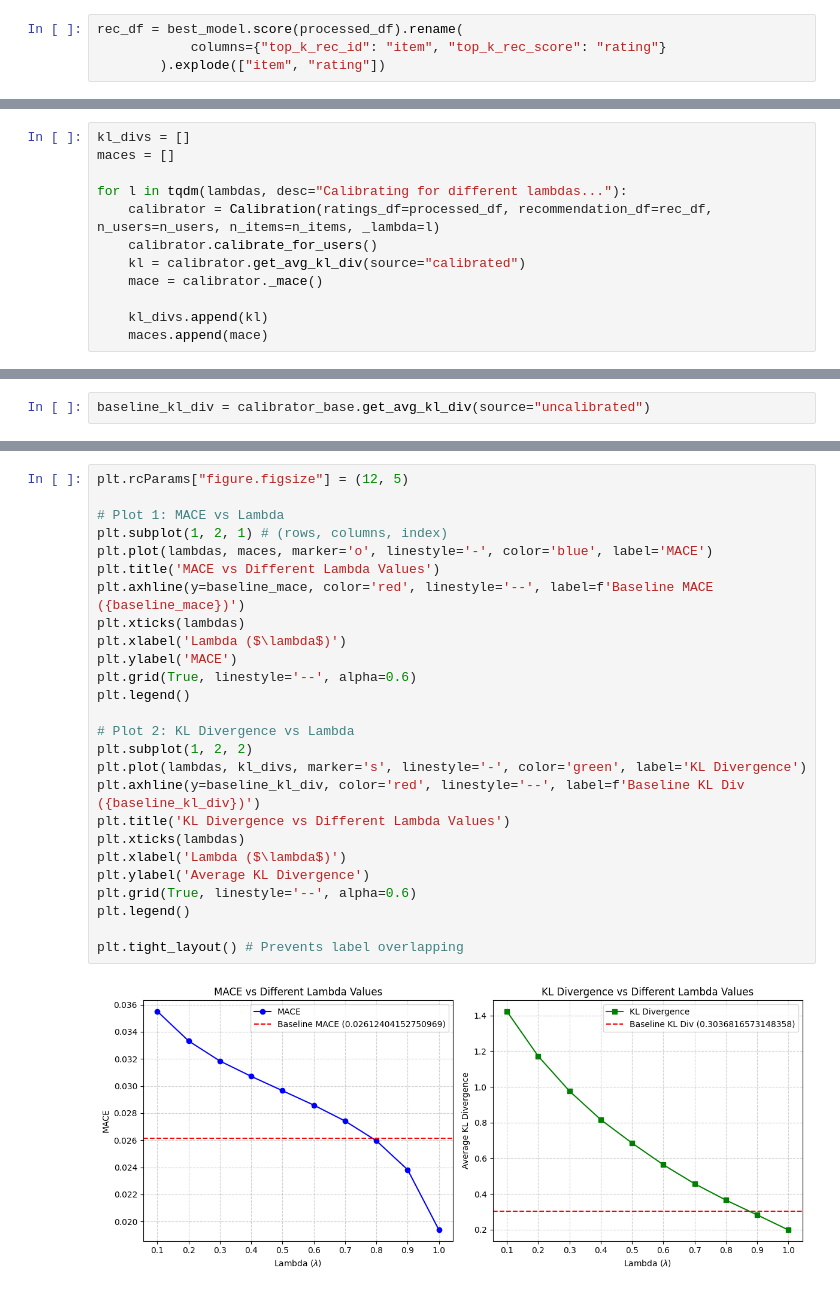
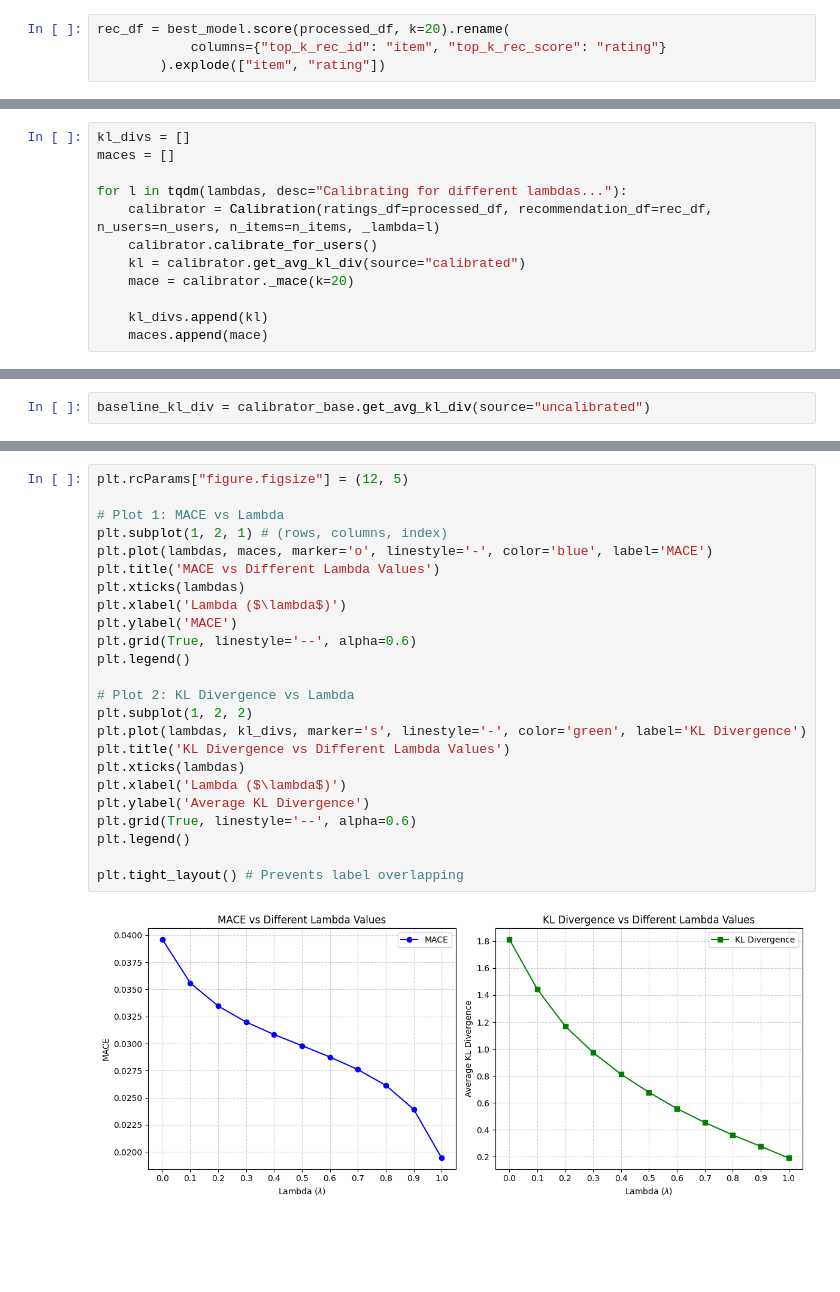
Before and after one commit to caiotda/calibrated-recommendations, a Jupyter notebook: playground.ipynb, the cells around one changed output, grey strips where cells are left out. Drawn from its saved outputs; the diff is of its cells as text; blank space fills up the shorter version.

```diff
--- a/playground.ipynb
+++ b/playground.ipynb
@@ -182,6 +176,6 @@ k:50; map: 0.04416868990989596
 # %%
 from calibratedRecs.calibration import Calibration
 # %%
-rec_df = best_model.score(processed_df).rename(
+rec_df = best_model.score(processed_df, k=20).rename(
             columns={"top_k_rec_id": "item", "top_k_rec_score": "rating"}
         ).explode(["item", "rating"])
@@ -220,7 +300,7 @@ for l in tqdm(lambdas, desc="Calibrating for different lambdas..."):
     calibrator = Calibration(ratings_df=processed_df, recommendation_df=rec_df, n_users=n_users, n_items=n_items, _lambda=l)
     calibrator.calibrate_for_users()
     kl = calibrator.get_avg_kl_div(source="calibrated")
-    mace = calibrator._mace()
+    mace = calibrator._mace(k=20)
 
     kl_divs.append(kl)
     maces.append(mace)
@@ -284,31 +353,29 @@ baseline_mace
 # %%
 plt.rcParams["figure.figsize"] = (12, 5)
 
 # Plot 1: MACE vs Lambda
 plt.subplot(1, 2, 1) # (rows, columns, index)
 plt.plot(lambdas, maces, marker='o', linestyle='-', color='blue', label='MACE')
 plt.title('MACE vs Different Lambda Values')
-plt.axhline(y=baseline_mace, color='red', linestyle='--', label=f'Baseline MACE ({baseline_mace})')
 plt.xticks(lambdas)
 plt.xlabel('Lambda ($\lambda$)')
 plt.ylabel('MACE')
 plt.grid(True, linestyle='--', alpha=0.6)
 plt.legend()
 
 # Plot 2: KL Divergence vs Lambda
 plt.subplot(1, 2, 2)
 plt.plot(lambdas, kl_divs, marker='s', linestyle='-', color='green', label='KL Divergence')
-plt.axhline(y=baseline_kl_div, color='red', linestyle='--', label=f'Baseline KL Div ({baseline_kl_div})')
 plt.title('KL Divergence vs Different Lambda Values')
 plt.xticks(lambdas)
 plt.xlabel('Lambda ($\lambda$)')
 plt.ylabel('Average KL Divergence')
 plt.grid(True, linestyle='--', alpha=0.6)
 plt.legend()
 
 plt.tight_layout() # Prevents label overlapping
 # %% [output]
-[figure, old version]
+[figure, new version]
 # %%
 kl_divs
 # %% [output]
```
Also changed, not shown: parts of 27 cells of this notebook, 5 other files.
